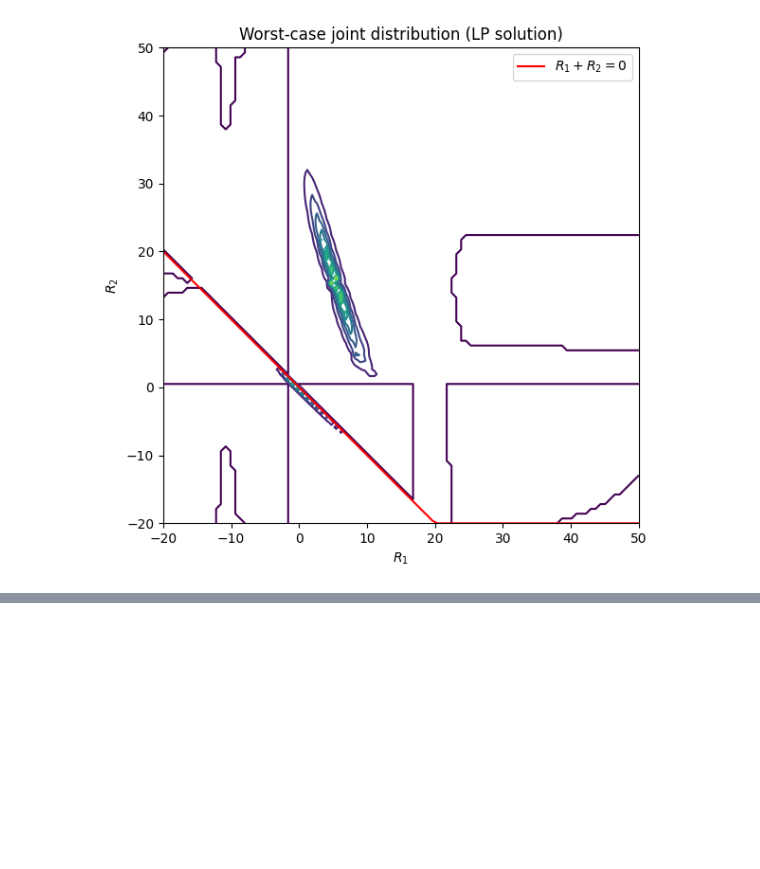
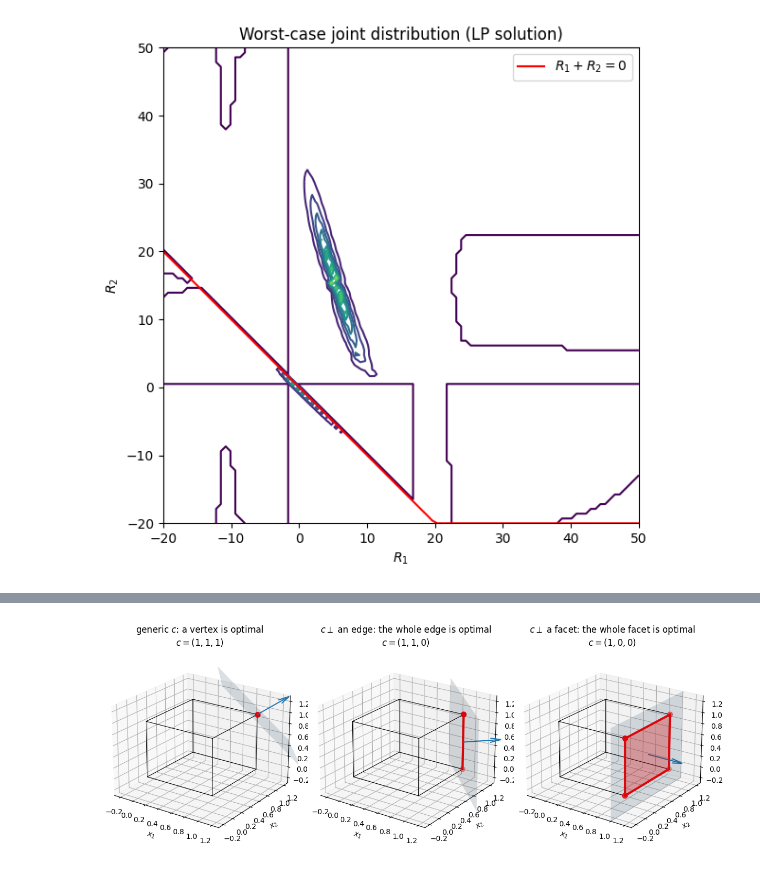
Before and after one commit to mateuszwyszynski/ConvexOptimization2026, a Jupyter notebook: homework2/max-probability-of-loss-template.ipynb, the cells around one changed output, grey strips where cells are left out. Cells and saved outputs as stored; diff of their text form; code cells hidden in the pictures; blank space fills up the shorter version.

Commit message:
fix: refined solution (WIP); solution set is not necessarily a vertex in LP

```diff
--- a/homework2/max-probability-of-loss-template.ipynb
+++ b/homework2/max-probability-of-loss-template.ipynb
@@ -162,0 +238,39 @@ Key observations:
+# %%
+# Three cases for a 3D cube: which face of the cube is optimal depends on the direction of c
+from mpl_toolkits.mplot3d.art3d import Poly3DCollection
+import itertools
+
+V = np.array(list(itertools.product([0, 1], repeat=3)), dtype=float)   # 8 vertices of the unit cube
+E = [(a, b) for a in range(8) for b in range(a + 1, 8) if np.sum(np.abs(V[a] - V[b])) == 1]   # 12 edges
+
+cases = [
+    (np.array([1.0, 1.0, 1.0]), "generic $c$: a vertex is optimal"),
+    (np.array([1.0, 1.0, 0.0]), "$c \\perp$ an edge: the whole edge is optimal"),
+    (np.array([1.0, 0.0, 0.0]), "$c \\perp$ a facet: the whole facet is optimal"),
+]
+
+fig = plt.figure(figsize=(15, 5.5))
+for k, (c, title) in enumerate(cases):
+    ax = fig.add_subplot(1, 3, k + 1, projection='3d')
+    vals = V @ c
+    opt = np.isclose(vals, vals.max())                    # optimal vertices = the optimal face's vertices
+    for a, b in E:                                        # cube edges; optimal edges in red
+        col, lw = ('r', 3) if opt[a] and opt[b] else ('k', 0.8)
+        ax.plot(*zip(V[a], V[b]), color=col, linewidth=lw)
+    if opt.sum() == 4:                                    # optimal facet: fill it
+        pts = V[opt]; pts = pts[np.argsort(np.arctan2(pts[:, 1] - .5, pts[:, 2] - .5))]
+        ax.add_collection3d(Poly3DCollection([pts], color='r', alpha=0.3))
+    ax.scatter(*V[opt].T, color='r', s=50)
+    # level set  c^T x = max  (the supporting hyperplane), drawn as a translucent square around the cube
+    u, w = np.linalg.svd(c.reshape(1, 3))[2][1:]          # two directions orthogonal to c
+    g = np.linspace(-0.8, 0.8, 2); U, W = np.meshgrid(g, g)
+    ctr = V[opt].mean(0)
+    ax.plot_surface(ctr[0] + U * u[0] + W * w[0], ctr[1] + U * u[1] + W * w[1], ctr[2] + U * u[2] + W * w[2],
+                    color='tab:blue', alpha=0.15)
+    ax.quiver(*ctr, *(0.5 * c / np.linalg.norm(c)), color='tab:blue', arrow_length_ratio=0.3)
+    ax.set_title(f"{title}\n$c={tuple(int(t) for t in c)}$")
+    ax.set_xlim(-0.3, 1.3); ax.set_ylim(-0.3, 1.3); ax.set_zlim(-0.3, 1.3)
+    ax.set_xlabel('$x_1$'); ax.set_ylabel('$x_2$'); ax.set_zlabel('$x_3$'); ax.view_init(elev=22, azim=-55)
+fig.subplots_adjust(top=0.82, wspace=0.05); plt.show()
+# %% [output]
+[figure, added]
```
Also changed, not shown: parts of 12 cells of this notebook.
